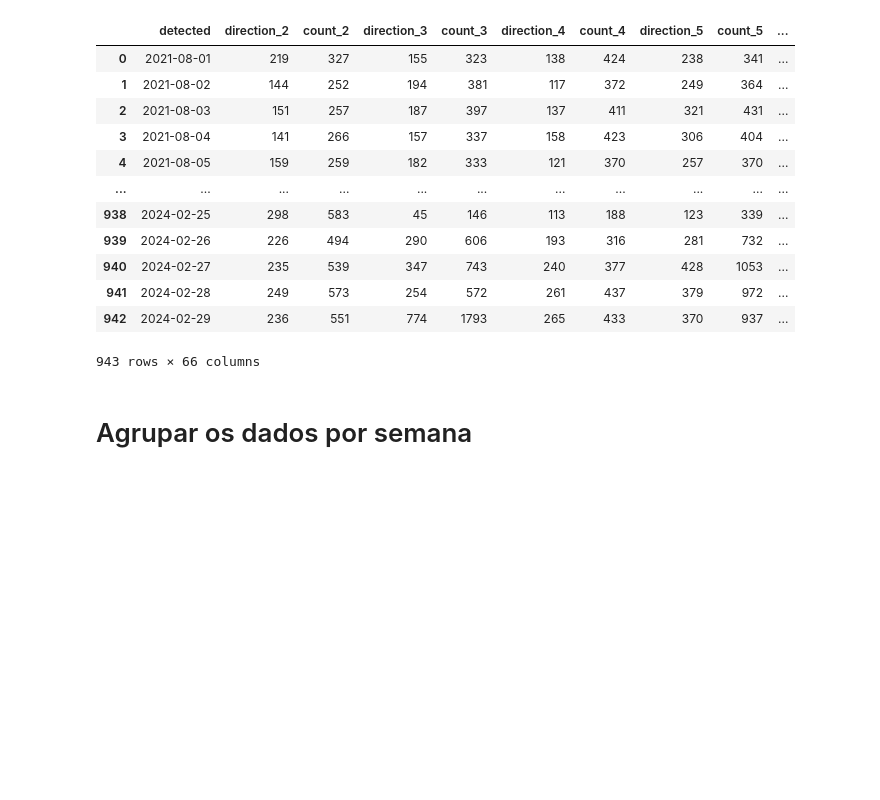
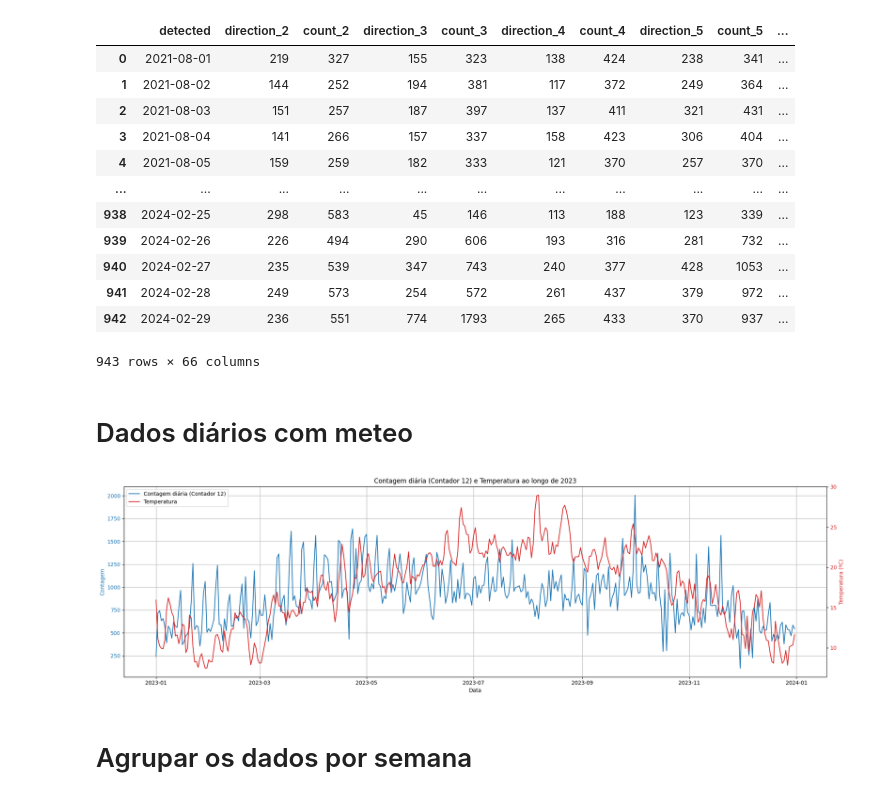
Before and after one commit to joanacarvalheiro/Seasonality, a Jupyter notebook: Global/dados_bic+meteo.ipynb, the cells around one changed output. Cells and saved outputs as stored; diff of their text form; code cells hidden in the pictures; blank space fills up the shorter version.

```diff
--- a/Global/dados_bic+meteo.ipynb
+++ b/Global/dados_bic+meteo.ipynb
@@ -63,3 +63,5 @@ df_corrigido_final
 | 941 | 2024-02-28 | 249 | 573 | 254 | 572 | 261 | 437 | 379 | 972 | ... |
 | 942 | 2024-02-29 | 236 | 551 | 774 | 1793 | 265 | 433 | 370 | 937 | ... |
 943 rows × 66 columns
+# %% [markdown]
+# Dados diários com meteo
@@ -66,2 +71,42 @@ df_corrigido_final
+# %%
+df = df.reset_index()
+# %%
+df_cont_2023 = df_corrigido_final[df_corrigido_final['datetime'].dt.year == 2023].copy()
+df_meteo_2023 = df[df['datetime'].dt.year == 2023].copy()
+
+# Fazer merge dos dados diários por data
+df_merged = pd.merge(df_cont_2023[['datetime', 'count_12']], df_meteo_2023, on='datetime', how='inner')
+
+# Ordenar por data para garantir sequência
+df_merged = df_merged.sort_values('datetime')
+
+# Criar gráfico
+fig, ax1 = plt.subplots(figsize=(20,6))
+
+# Primeiro eixo y: contagens do contador 12
+ax1.plot(df_merged['datetime'], df_merged['count_12'], color='tab:blue', label='Contagem diária (Contador 12)')
+ax1.set_xlabel('Data')
+ax1.set_ylabel('Contagem', color='tab:blue')
+ax1.tick_params(axis='y', labelcolor='tab:blue')
+
+# Segundo eixo y: temperatura
+ax2 = ax1.twinx()
+ax2.plot(df_merged['datetime'], df_merged['temp'], color='tab:red', label='Temperatura')
+ax2.set_ylabel('Temperatura (ºC)', color='tab:red')
+ax2.tick_params(axis='y', labelcolor='tab:red')
+
+plt.title('Contagem diária (Contador 12) e Temperatura ao longo de 2023')
+ax1.grid(True)
+plt.xticks(rotation=45)
+
+# Legendas combinadas
+lines_1, labels_1 = ax1.get_legend_handles_labels()
+lines_2, labels_2 = ax2.get_legend_handles_labels()
+ax1.legend(lines_1 + lines_2, labels_1 + labels_2, loc='upper left')
+
+plt.tight_layout()
+plt.show()
+# %% [output]
+[figure, added]
 # %% [markdown]
 # Agrupar os dados por semana
```
Also changed, not shown: parts of 14 cells of this notebook, 2 other files.
